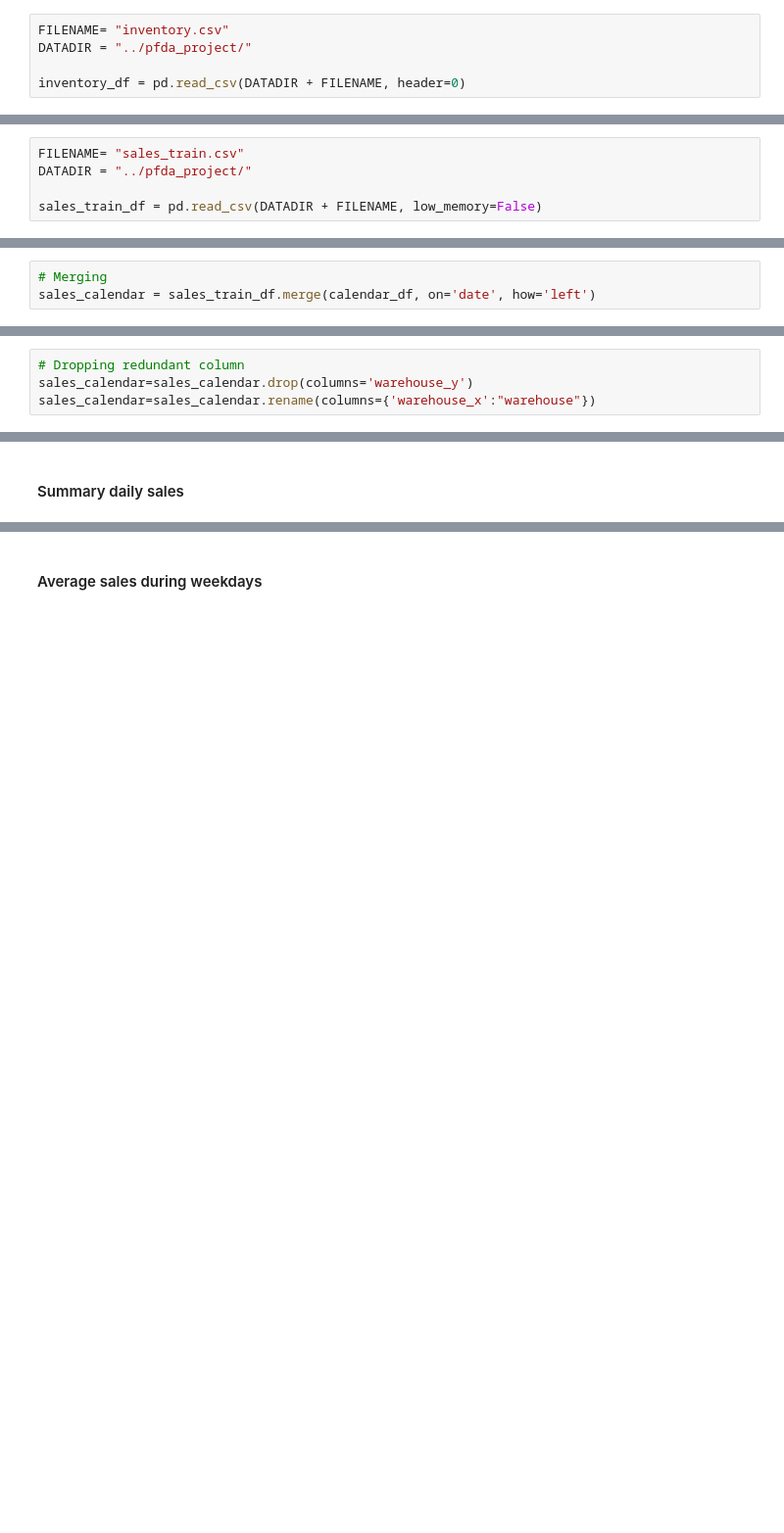
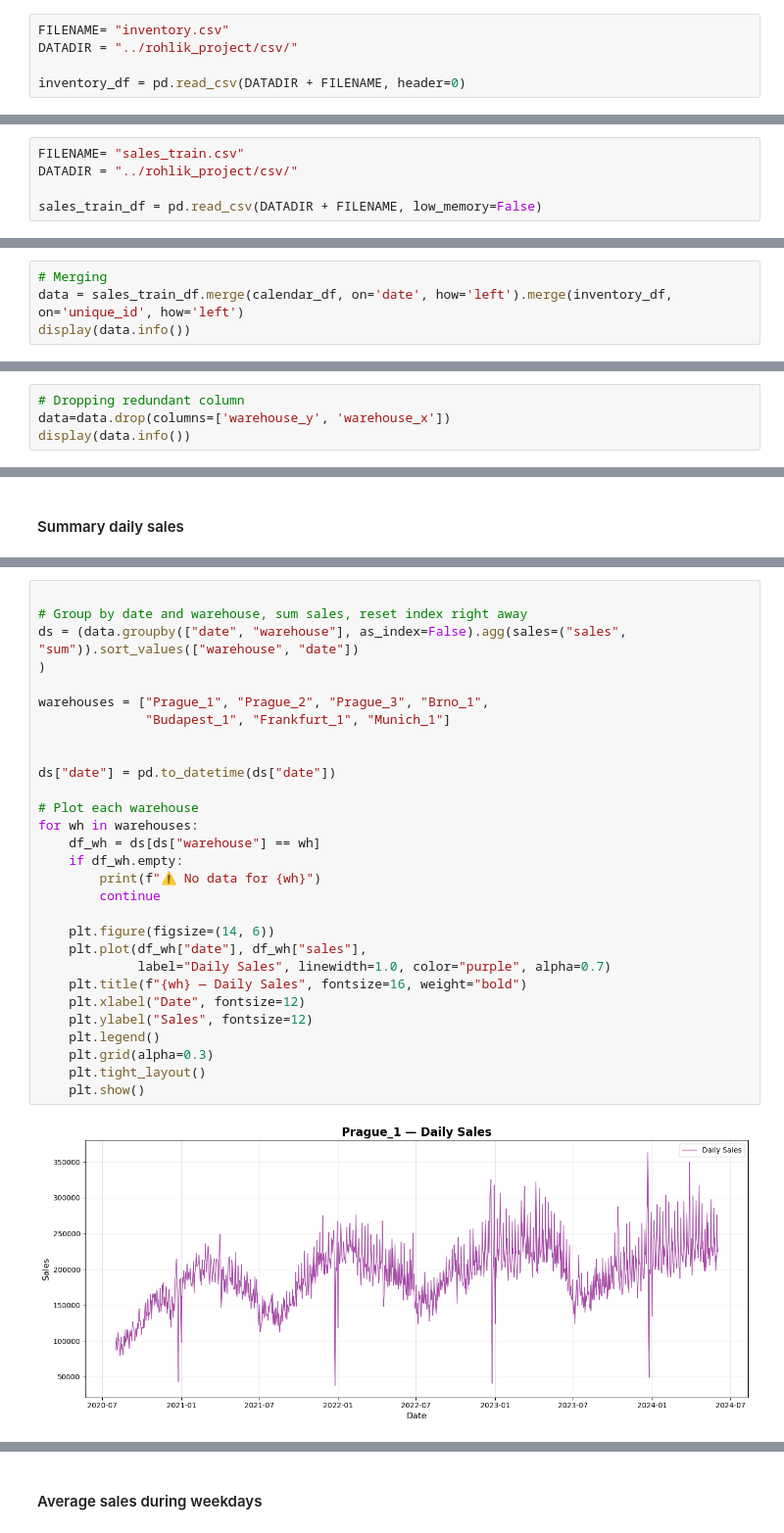
Before and after one commit to lmacakova/rohlik_project, a Jupyter notebook: project.ipynb, the cells around one changed output, grey strips where cells are left out. Shown at 98% size. Drawn from its saved outputs; the diff is of its cells as text; blank space fills up the shorter version.

```diff
--- a/project.ipynb
+++ b/project.ipynb
@@ -24,7 +22,7 @@ DATADIR = "../pfda_project/"
 calendar_df = pd.read_csv(DATADIR + FILENAME, header=0)
 # %%
 FILENAME= "inventory.csv"
-DATADIR = "../pfda_project/"
+DATADIR = "../rohlik_project/csv/"
 
 inventory_df = pd.read_csv(DATADIR + FILENAME, header=0)
 # %%
@@ -34,7 +32,7 @@ DATADIR = "../pfda_project/"
 sales_test_df = pd.read_csv(DATADIR + FILENAME, header=0)
 # %%
 FILENAME= "sales_train.csv"
-DATADIR = "../pfda_project/"
+DATADIR = "../rohlik_project/csv/"
 
 sales_train_df = pd.read_csv(DATADIR + FILENAME, low_memory=False)
 # %%
@@ -269,3 +253,4 @@ This dataset will be used by organisators  of competition to evaluate solutions.
 # %%
 # Merging
-sales_calendar = sales_train_df.merge(calendar_df, on='date', how='left')
+data = sales_train_df.merge(calendar_df, on='date', how='left').merge(inventory_df, on='unique_id', how='left')
+display(data.info())
@@ -292,4 +276,4 @@ memory usage: 1.1+ GB
 # %%
 # Dropping redundant column
-sales_calendar=sales_calendar.drop(columns='warehouse_y')
-sales_calendar=sales_calendar.rename(columns={'warehouse_x':"warehouse"})
+data=data.drop(columns=['warehouse_y', 'warehouse_x'])
+display(data.info())
@@ -389,0 +326,31 @@ Even though, the city of Frankfurt is in Germany too, the plot is completely dif
+# %%
+
+# Group by date and warehouse, sum sales, reset index right away
+ds = (data.groupby(["date", "warehouse"], as_index=False).agg(sales=("sales", "sum")).sort_values(["warehouse", "date"])
+)
+
+warehouses = ["Prague_1", "Prague_2", "Prague_3", "Brno_1",
+              "Budapest_1", "Frankfurt_1", "Munich_1"]
+
+
+ds["date"] = pd.to_datetime(ds["date"])
+
+# Plot each warehouse
+for wh in warehouses:
+    df_wh = ds[ds["warehouse"] == wh]
+    if df_wh.empty:
+        print(f"⚠️ No data for {wh}")
+        continue
+
+    plt.figure(figsize=(14, 6))
+    plt.plot(df_wh["date"], df_wh["sales"],
+             label="Daily Sales", linewidth=1.0, color="purple", alpha=0.7)
+    plt.title(f"{wh} — Daily Sales", fontsize=16, weight="bold")
+    plt.xlabel("Date", fontsize=12)
+    plt.ylabel("Sales", fontsize=12)
+    plt.legend()
+    plt.grid(alpha=0.3)
+    plt.tight_layout()
+    plt.show()
+# %% [output]
+[figure, added]
```
Also changed, not shown: parts of 114 cells of this notebook, 8 other files.
